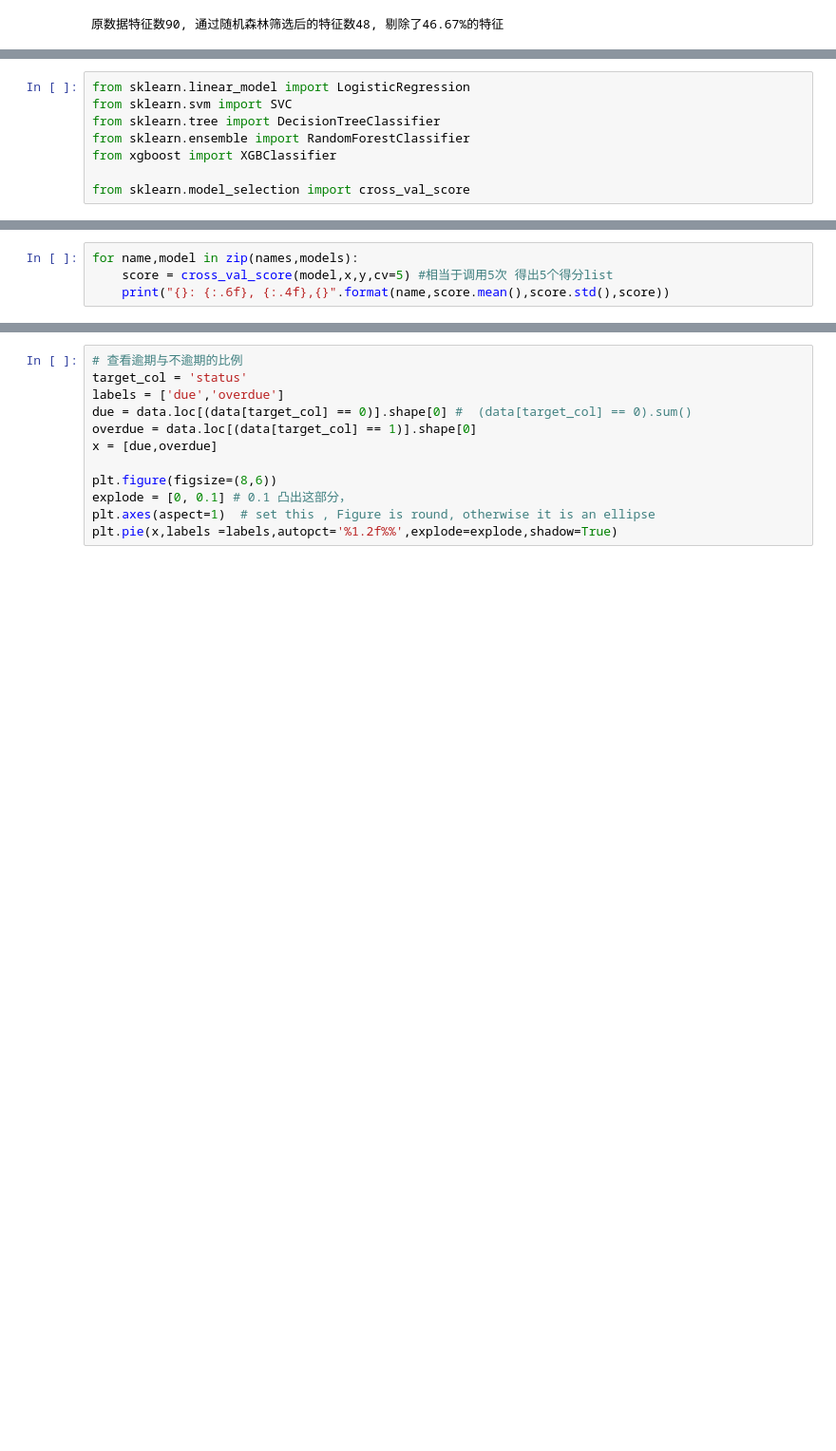
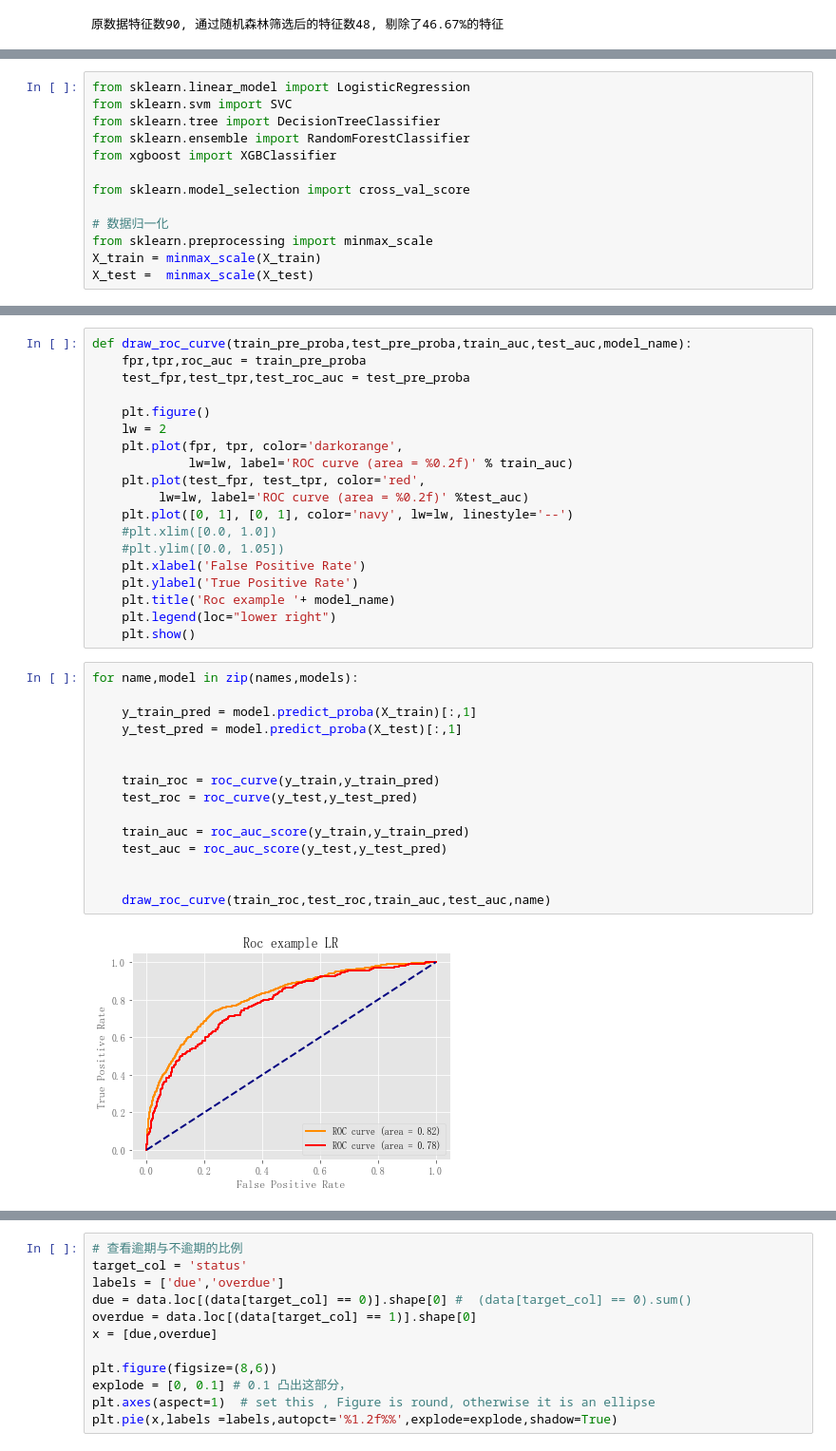
Before and after one commit to LittleSix1/Datawhale, a Jupyter notebook: Datawhale.ipynb, the cells around one changed output, grey strips where cells are left out. Shown at 95% size. Cells and saved outputs as stored; diff of their text form; blank space fills up the shorter version.

```diff
--- a/Datawhale.ipynb
+++ b/Datawhale.ipynb
@@ -883,3 +879,8 @@ from sklearn.ensemble import RandomForestClassifier
 from xgboost import XGBClassifier
 
 from sklearn.model_selection import cross_val_score
+
+# 数据归一化
+from sklearn.preprocessing import minmax_scale
+X_train = minmax_scale(X_train)
+X_test =  minmax_scale(X_test)
@@ -892,4 +915,0 @@ names = ["LR","SVC", 'DT', "RF","Xgb"]
-# %%
-for name,model in zip(names,models):
-    score = cross_val_score(model,x,y,cv=5) #相当于调用5次 得出5个得分list
-    print("{}: {:.6f}, {:.4f},{}".format(name,score.mean(),score.std(),score))
@@ -901,0 +986,36 @@ Xgb: 0.703203, 0.0140,[0.68592437 0.68980021 0.72450053 0.70842105 0.70736842]
+# %%
+def draw_roc_curve(train_pre_proba,test_pre_proba,train_auc,test_auc,model_name):
+    fpr,tpr,roc_auc = train_pre_proba
+    test_fpr,test_tpr,test_roc_auc = test_pre_proba
+
+    plt.figure()
+    lw = 2
+    plt.plot(fpr, tpr, color='darkorange',
+             lw=lw, label='ROC curve (area = %0.2f)' % train_auc)
+    plt.plot(test_fpr, test_tpr, color='red',
+         lw=lw, label='ROC curve (area = %0.2f)' %test_auc)
+    plt.plot([0, 1], [0, 1], color='navy', lw=lw, linestyle='--')
+    #plt.xlim([0.0, 1.0])
+    #plt.ylim([0.0, 1.05])
+    plt.xlabel('False Positive Rate')
+    plt.ylabel('True Positive Rate')
+    plt.title('Roc example '+ model_name)
+    plt.legend(loc="lower right")
+    plt.show()
+# %%
+for name,model in zip(names,models):
+
+    y_train_pred = model.predict_proba(X_train)[:,1]
+    y_test_pred = model.predict_proba(X_test)[:,1]
+
+
+    train_roc = roc_curve(y_train,y_train_pred)
+    test_roc = roc_curve(y_test,y_test_pred)
+
+    train_auc = roc_auc_score(y_train,y_train_pred)
+    test_auc = roc_auc_score(y_test,y_test_pred)
+
+
+    draw_roc_curve(train_roc,test_roc,train_auc,test_auc,name)
+# %% [output]
+[figure, added]
```
Also changed, not shown: parts of 34 cells of this notebook.
